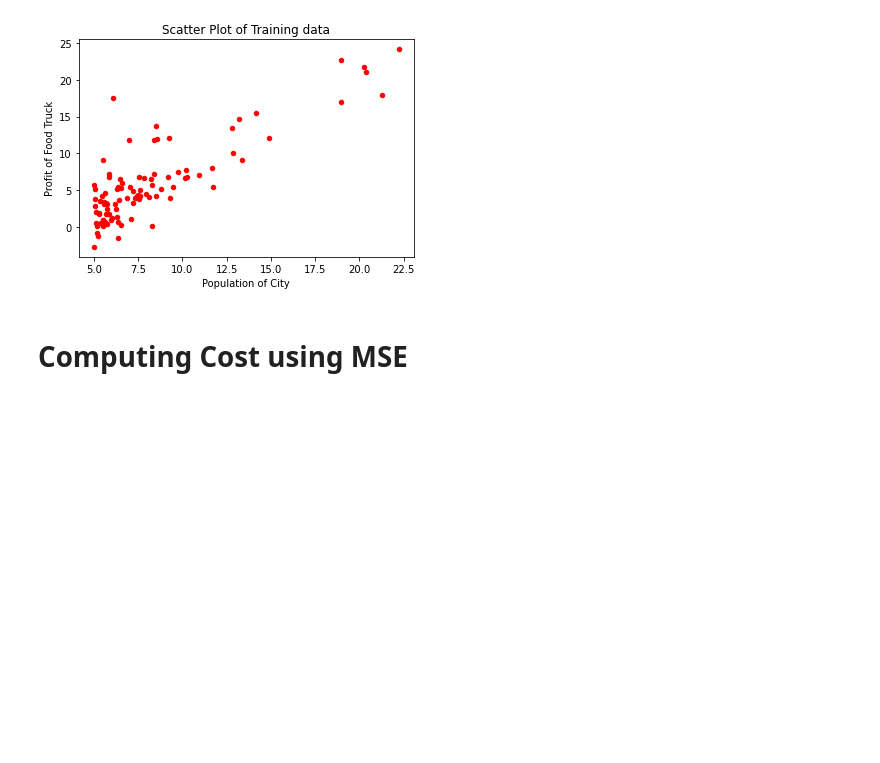
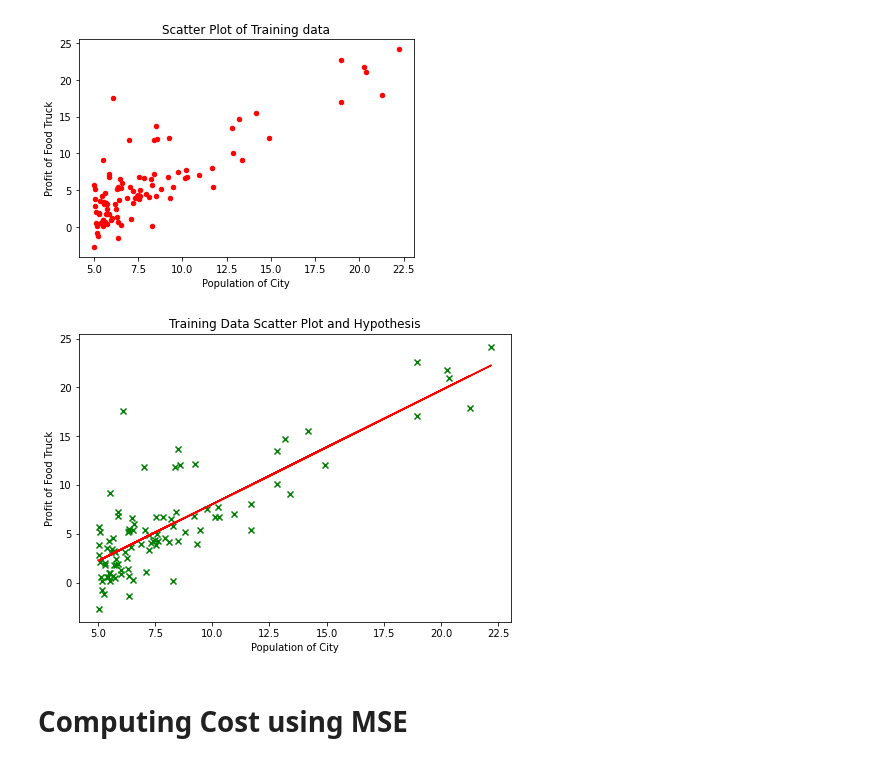
Before and after one commit to rohanv11/ML-Linear-Regression-Andrew-Ng-Week1, a Jupyter notebook: python/Linear Regression One Variable Ex1.ipynb, the cells around one changed output. Saved outputs shown, nothing was run; the diff lists cells and outputs as text; code cells hidden in the pictures; blank space fills up the shorter version.

Commit message:
added cost function, hypothesis plots

```diff
--- a/python/Linear Regression One Variable Ex1.ipynb
+++ b/python/Linear Regression One Variable Ex1.ipynb
@@ -37,6 +38,32 @@ plt.title('Scatter Plot of Training data')
 plt.show()
 # %% [output]
 [figure]
+# %%
+def training_data_with_hypothesis(data, theta):
+    x = data['Population of City']
+    hypothesis = theta[0] * 1 + theta[1] * data['Population of City']
+
+    fig = plt.figure()
+
+    axes1 = fig.add_axes([1, 1, 1, 1])
+    #axes2 = fig.add_axes([0.8,1, 0.5, 0.5])
+
+
+    axes1.set_xlabel("Population of City")
+    axes1.set_ylabel("Profit of Food Truck")
+    axes1.set_title("Training Data Scatter Plot and Hypothesis")
+
+    #plot of training data
+    axes1.scatter(data['Population of City'], data['Profit of Food Truck'], color = 'green', marker = 'x')
+
+    #plot of hypothesis
+    axes1.plot(x, hypothesis, color = 'red', marker = None)
+
+
+
+training_data_with_hypothesis(data, theta)
+# %% [output]
+[figure, added]
 # %% [markdown]
 # Computing Cost using MSE
 # %%
```
Also changed, not shown: parts of 9 cells of this notebook.
